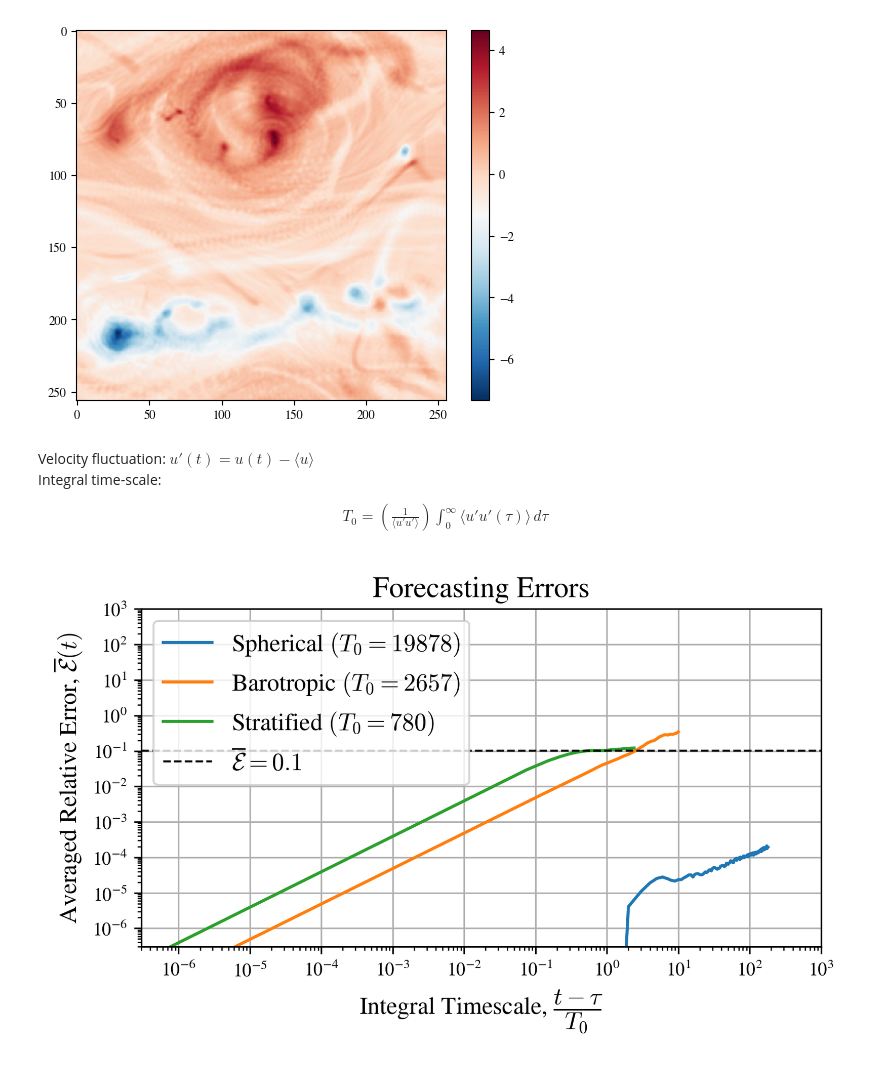
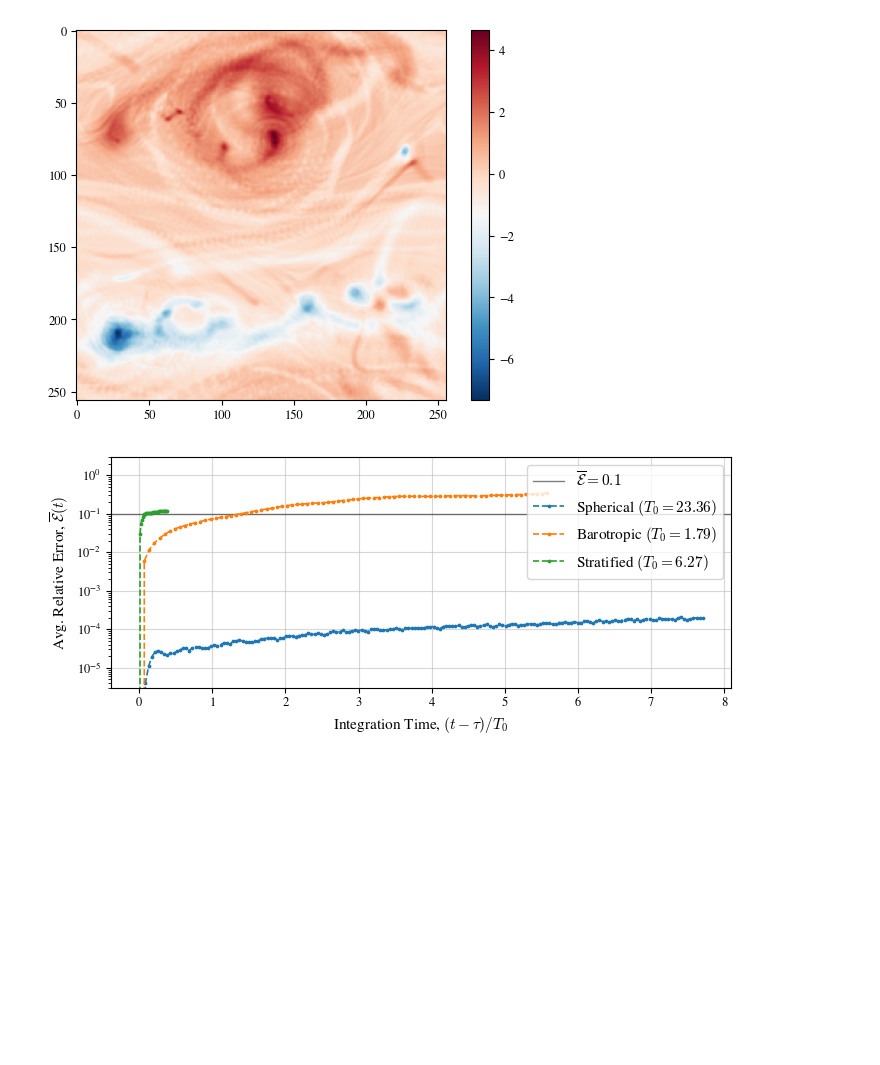
Before and after one commit to MathBioCU/WSINDy4Weather, a Jupyter notebook: combined_forecast_plots.ipynb, the cells around one changed output. Saved outputs shown, nothing was run; the diff lists cells and outputs as text; code cells hidden in the pictures; blank space fills up the shorter version.

```diff
--- a/combined_forecast_plots.ipynb
+++ b/combined_forecast_plots.ipynb
@@ -23,8 +23,8 @@ Drive already mounted at /content/drive; to attempt to forcibly remount, call dr
 # Plot settings
 plt.rcParams['mathtext.fontset'] = 'cm'
 plt.rcParams['font.family'] = 'STIXGeneral'
-plt.rcParams['font.size'] = 12
-plt.rcParams['figure.dpi'] = 300
+plt.rcParams['font.size'] = 11
+plt.rcParams['figure.dpi'] = 100
 
 matplotlib.rc('xtick', labelsize=9, direction='out')
 matplotlib.rc('ytick', labelsize=9, direction='out')
@@ -597,40 +604,34 @@ plt.colorbar()
 # %% [output]
 <matplotlib.colorbar.Colorbar at 0x...>
 [figure]
-# %% [markdown]
-Velocity fluctuation: $u'(t) = u(t) - \langle u \rangle$
-\
-Integral time-scale: \begin{align*}
-T_0 = \left(\frac{1}{\langle u' u'\rangle}\right) \int_0^{\infty} \langle u' u'(\tau)\rangle \, d\tau
-\end{align*}
 # %%
 # Spherical
 tau_spherical = torch.linspace(1, 180, 180)
-tau_spherical = [0] + tau_spherical/T0s[0].tolist()
+tau_spherical = [0] + (tau_spherical/T0s[0]).tolist()
 
 # Barotropic
 tau_barotropic = torch.linspace(0.125, 10, 80)
-tau_barotropic = [0] + tau_barotropic/T0s[1].tolist()
+tau_barotropic = [0] + (tau_barotropic/T0s[1]).tolist()
 
 # Stratified
 tau_stratified = (torch.arange(0, 100*0.075, 0.075)[-33:] - 5.025)/T0s[2]
 # %%
-plt.figure(figsize=(6,3))
+plt.figure(figsize=(8,3))
 
-plt.plot(tau_spherical, [0]+Et_spherical.tolist(), label=f'Spherical $(T_0 = {T0s[0]:.0f})$')
-plt.plot(tau_barotropic, [0]+Et_barotropic.tolist(), label=f'Barotropic $(T_0 = {T0s[1]:.0f})$')
-plt.plot(tau_stratified, Et_stratified, label=f'Stratified $(T_0 = {T0s[2]:.0f})$')
-plt.axhline(y=Et_rel[t_tol_index], xmin=0, xmax=1,
-            ls='--', color='k', lw=1, label='$\overline{\mathcal{E}} = 0.1$')
-plt.xlim([3e-7, 1e3])
-plt.ylim([3e-7, 1e3])
-plt.xscale('log')
+plt.axhline(y=Et_rel[t_tol_index], xmin=0, xmax=1, alpha=0.5,
+            ls='-', color='k', lw=1, label='$\overline{\mathcal{E}} = 0.1$')
+plt.plot(tau_spherical, [0]+Et_spherical.tolist(), 'o--', ms=1.7, lw=1.2, label=f'Spherical $(T_0 = {T0s[0]:.2f})$')
+plt.plot(tau_barotropic, [0]+Et_barotropic.tolist(), 'o--', ms=1.7, lw=1.2, label=f'Barotropic $(T_0 = {T0s[1]:.2f})$')
+plt.plot(tau_stratified, Et_stratified, 'o--', ms=1.7, lw=1.2, label=f'Stratified $(T_0 = {T0s[2]:.2f})$')
+#plt.xlim([3e-7, 1e3])
+plt.ylim([3e-6, 0.3e1])
+#plt.xscale('log')
 plt.yscale('log')
-plt.xlabel(r'Integral Timescale, $\dfrac{t - \tau}{T_0}$')
-plt.ylabel(r'Averaged Relative Error, $\overline{\mathcal{E}}(t)$')
-plt.title('Forecasting Errors')
-plt.grid(True)
-plt.legend()
+plt.xlabel(r'Integration Time, $(t - \tau)/T_0$')
+plt.ylabel(r'Avg. Relative Error, $\overline{\mathcal{E}}(t)$')
+#plt.title('Forecasting Errors')
+plt.grid(True, alpha=0.5)
+plt.legend(loc='upper right')
 plt.show()
 # %% [output]
-[figure, old version]
+[figure, new version]
```
Also changed, not shown: parts of 15 cells of this notebook.
